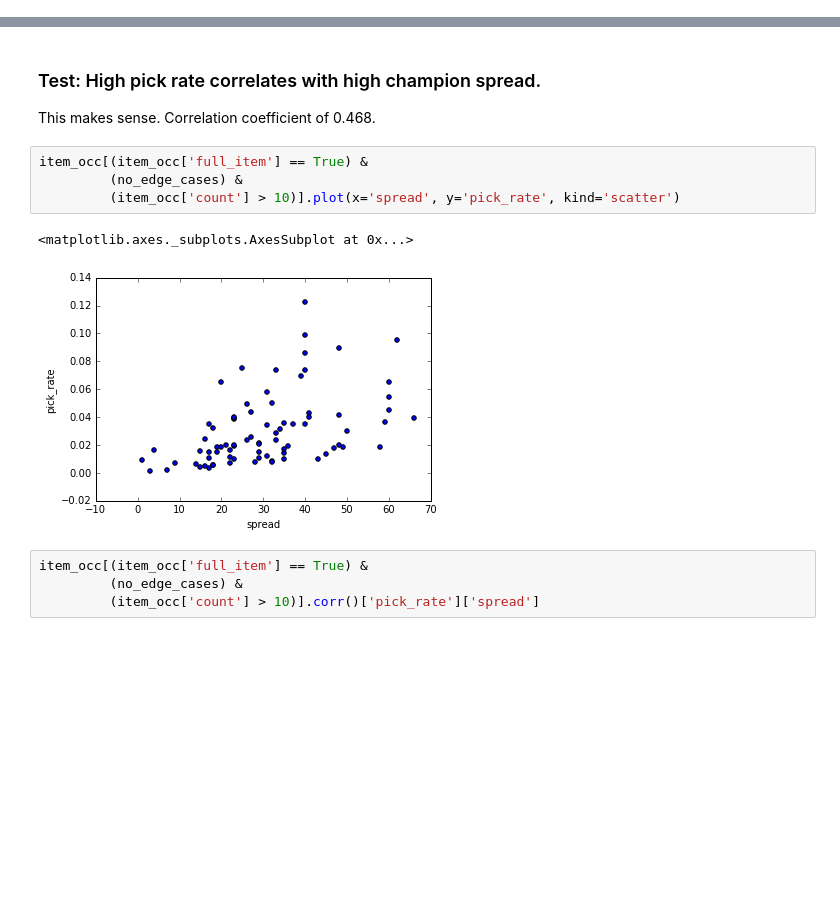
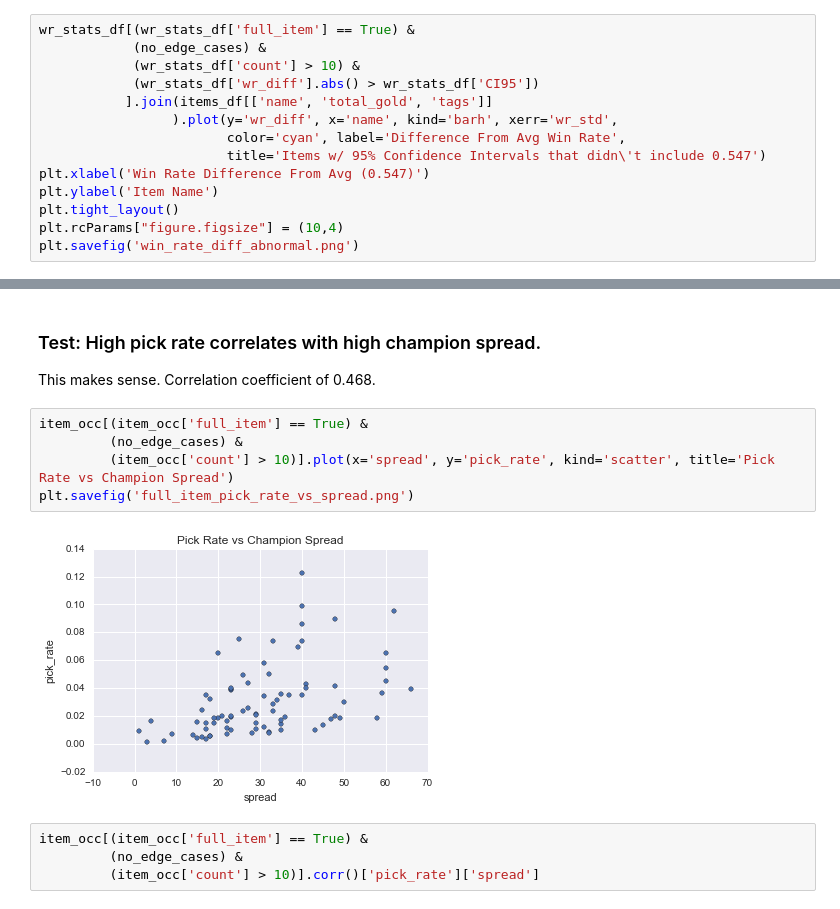
Before and after one commit to salvis2/SpringboardAlvis, a Jupyter notebook: capstone_project_1/capstone_project_1_EDA.ipynb, the cells around one changed output, grey strips where cells are left out. Cells and saved outputs as stored; diff of their text form; blank space fills up the shorter version.

Commit message:
Improved Figure Formatting

```diff
--- a/capstone_project_1/capstone_project_1_EDA.ipynb
+++ b/capstone_project_1/capstone_project_1_EDA.ipynb
@@ -204,3 +212,17 @@ wr_stats_df.head()
 The 95% confidence interval is set with z-scores +/- 1.96. The table below shows the items with win rates more than 1.96 standard deviations (CI95) from the average full-item win rate. Items with a negative wr_diff are too weak, and items with a positive wr_diff are too strong.
 # %% [markdown]
 Bar graph of wr_diff, maybe normalized by std, for items outside the 95% CI
+# %%
+wr_stats_df[(wr_stats_df['full_item'] == True) &
+            (no_edge_cases) &
+            (wr_stats_df['count'] > 10) &
+            (wr_stats_df['wr_diff'].abs() > wr_stats_df['CI95'])
+           ].join(items_df[['name', 'total_gold', 'tags']]
+                 ).plot(y='wr_diff', x='name', kind='barh', xerr='wr_std',
+                        color='cyan', label='Difference From Avg Win Rate',
+                        title='Items w/ 95% Confidence Intervals that didn\'t include 0.547')
+plt.xlabel('Win Rate Difference From Avg (0.547)')
+plt.ylabel('Item Name')
+plt.tight_layout()
+plt.rcParams["figure.figsize"] = (10,4)
+plt.savefig('win_rate_diff_abnormal.png')
@@ -264,10 +289,10 @@ This makes sense. Correlation coefficient of 0.468.
 # %%
 item_occ[(item_occ['full_item'] == True) &
          (no_edge_cases) &
-         (item_occ['count'] > 10)].plot(x='spread', y='pick_rate', kind='scatter')
+         (item_occ['count'] > 10)].plot(x='spread', y='pick_rate', kind='scatter', title='Pick Rate vs Champion Spread')
+plt.savefig('full_item_pick_rate_vs_spread.png')
 # %% [output]
-<matplotlib.axes._subplots.AxesSubplot at 0x...>
-[figure, old version]
+[figure, new version]
 # %%
 item_occ[(item_occ['full_item'] == True) &
          (no_edge_cases) &
```
Also changed, not shown: parts of 8 cells of this notebook.
